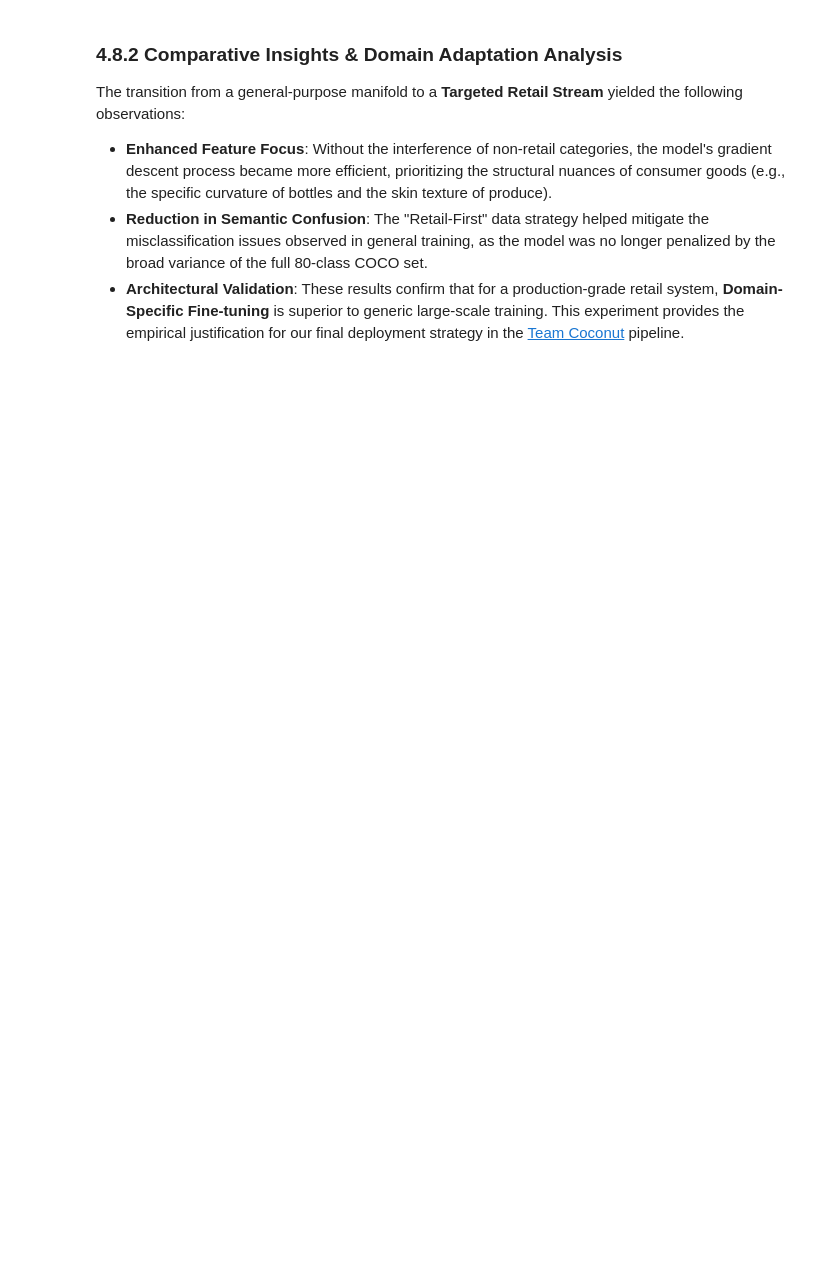
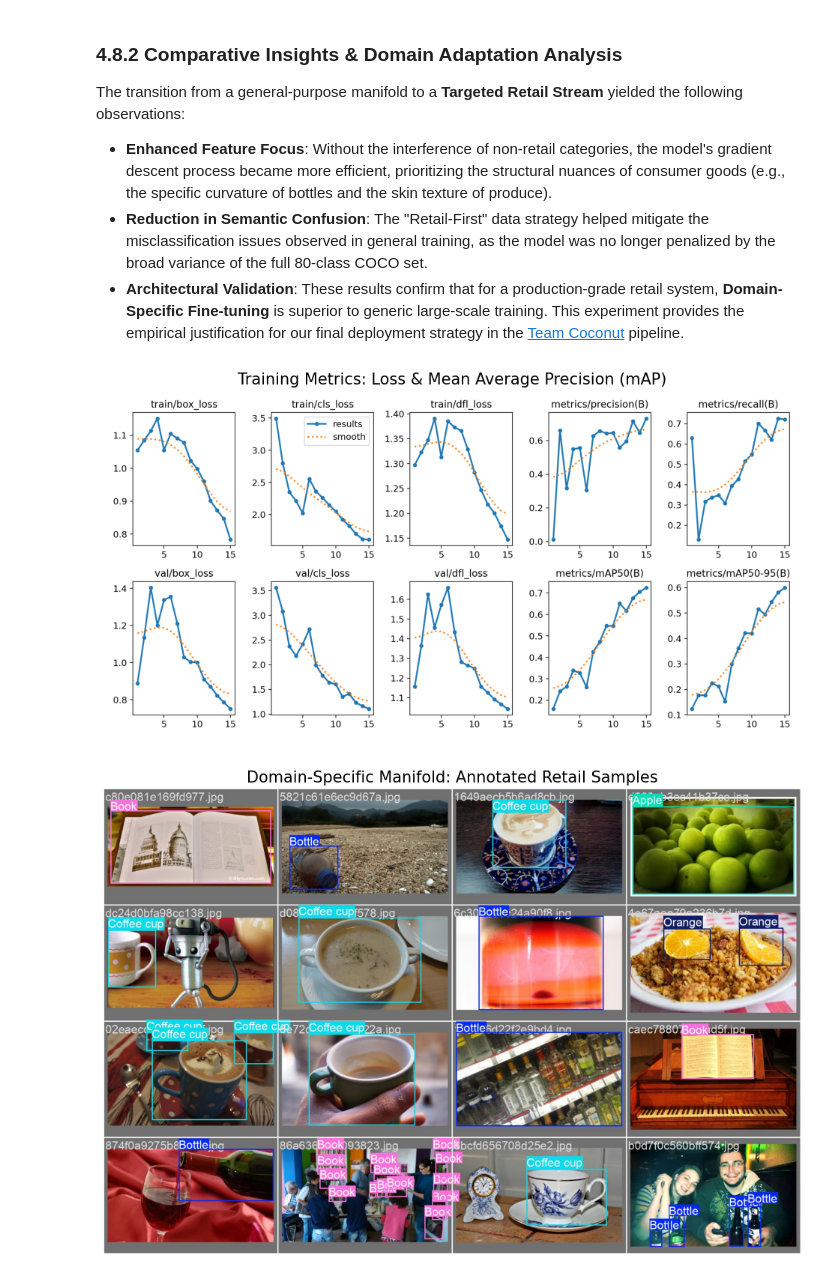
Before and after one commit to YuanFan666/Project-for-ESE-5971, a Jupyter notebook: Section48_Shuqin.ipynb, the cells around one changed output. Drawn from its saved outputs; the diff is of its cells as text; code cells hidden in the pictures; blank space fills up the shorter version.

```diff
--- a/Section48_Shuqin.ipynb
+++ b/Section48_Shuqin.ipynb
@@ -83,17 +59,0 @@ shutil.copytree('/content/coconut_oi_yolo', '/content/drive/MyDrive/Team Coconut
-# %%
-from ultralytics import YOLO
-
-# Load the project-standard YOLOv11n architecture
-model = YOLO('yolo11n.pt')
-
-# Execute targeted fine-tuning on the new retail stream
-# Using 10 epochs for rapid validation of the manifold shift
-results = model.train(
-    data=f"{export_dir}/dataset.yaml",
-    epochs=10,
-    imgsz=640,
-    batch=16,
-    project="Coconut_CrossDataset_Exp",
-    name="oi_v7_retail_test",
-    cache=True
-)
@@ -104,3 +118,30 @@ The transition from a general-purpose manifold to a **Targeted Retail Stream** y
 - **Enhanced Feature Focus**: Without the interference of non-retail categories, the model's gradient descent process became more efficient, prioritizing the structural nuances of consumer goods (e.g., the specific curvature of bottles and the skin texture of produce).
 - **Reduction in Semantic Confusion**: The "Retail-First" data strategy helped mitigate the misclassification issues observed in general training, as the model was no longer penalized by the broad variance of the full 80-class COCO set.
 - **Architectural Validation**: These results confirm that for a production-grade retail system, **Domain-Specific Fine-tuning** is superior to generic large-scale training. This experiment provides the empirical justification for our final deployment strategy in the [Team Coconut](https://colab.research.google.com/github/YuanFan666/Project-for-ESE-5971/blob/main/MidSemester_Report_Coconut_0408.ipynb) pipeline.
+# %%
+import matplotlib.pyplot as plt
+import matplotlib.image as mpimg
+
+# Define the path to the results directory
+results_dir = '/content/runs/detect/Coconut_OI_Validation/retail_focus_run'
+
+# 1. Display the Training Results (Loss and mAP curves)
+if os.path.exists(f'{results_dir}/results.png'):
+    plt.figure(figsize=(12, 10))
+    img = mpimg.imread(f'{results_dir}/results.png')
+    plt.imshow(img)
+    plt.axis('off')
+    plt.title('Training Metrics: Loss & Mean Average Precision (mAP)', fontsize=15)
+    plt.show()
+
+# 2. Display a sample of the Validation Batch (Visual proof)
+if os.path.exists(f'{results_dir}/val_batch0_labels.jpg'):
+    plt.figure(figsize=(12, 10))
+    img = mpimg.imread(f'{results_dir}/val_batch0_labels.jpg')
+    plt.imshow(img)
+    plt.axis('off')
+    plt.title('Domain-Specific Manifold: Annotated Retail Samples', fontsize=15)
+    plt.show()
+# %% [output]
+[figure, added]
+[figure, added]
```
Also changed, not shown: parts of 4 cells of this notebook.
